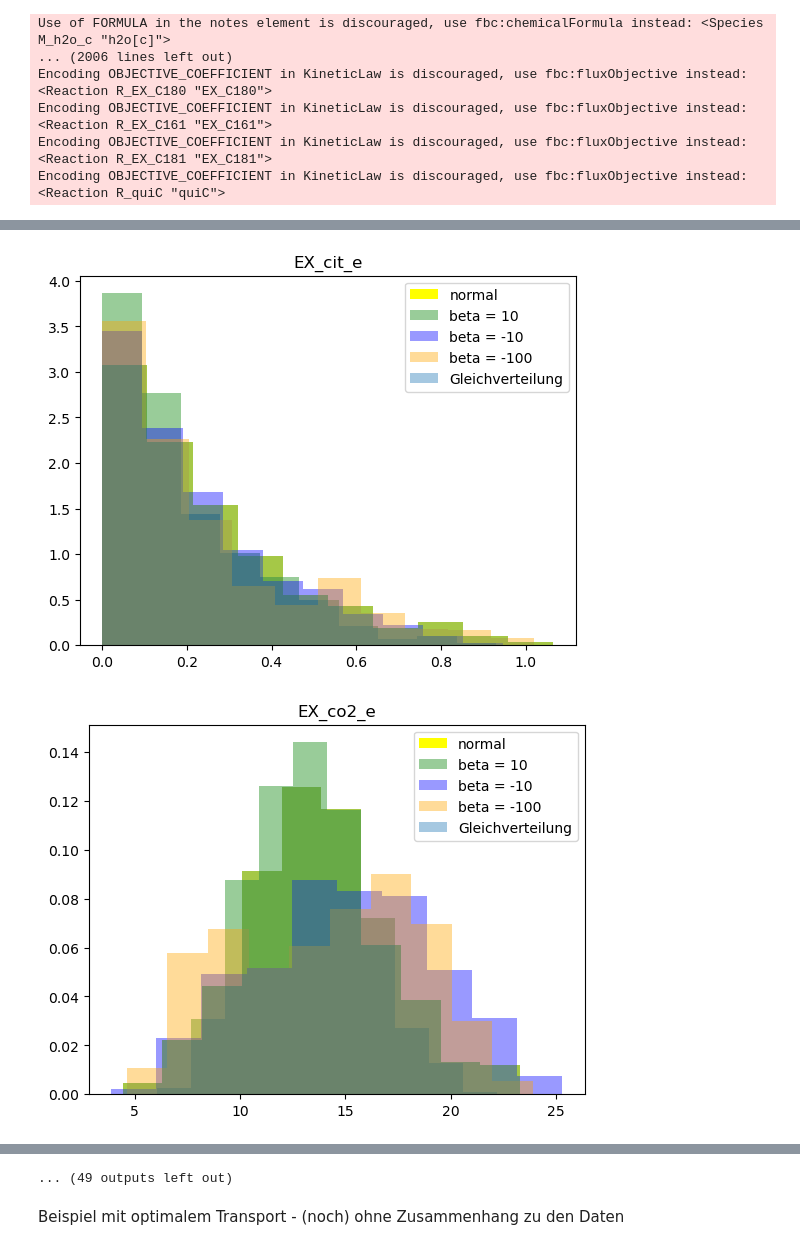
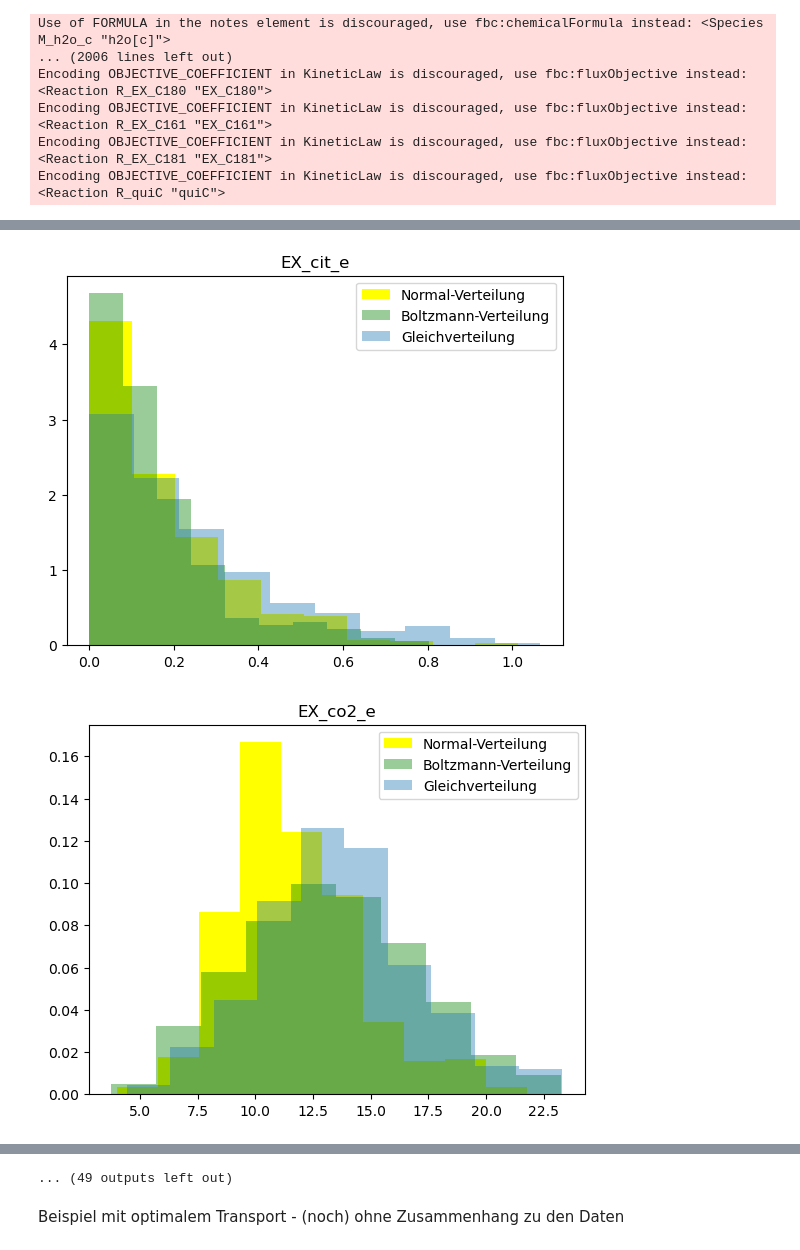
Before and after one commit to JuBiotech/Supplement_to_Heinzel_et_al._MaxEnt_2024, a Jupyter notebook: kompletter_Code.ipynb, the cells around one changed output, grey strips where cells are left out. Saved outputs shown, nothing was run; the diff lists cells and outputs as text; code cells hidden in the pictures.

```diff
--- a/kompletter_Code.ipynb
+++ b/kompletter_Code.ipynb
@@ -328,10 +329,10 @@ problems = {
 # %%
 rhat = {}
 ess = {}
-samples_pyk = {}
-acceptance_rate_pyk = {}
-n_chains = 1
-n_samples = 100
+samples = {}
+acceptance_rate = {}
+n_chains = 4
+n_samples = 10000
 thinning = 10
 
 for p, liste in problems.items():
@@ -341,8 +342,10 @@ for p, liste in problems.items():
     proposal = hopsy.UniformCoordinateHitAndRunProposal(v, starting_point=s)
     mcs = [hopsy.MarkovChain(problem=v, proposal=proposal) for i in range(n_chains)]
     rngs = [hopsy.RandomNumberGenerator(i) for i in range(n_chains)]
-    acceptance_rate_pyk[p], samples_pyk[p] = hopsy.sample(mcs, rngs, n_samples=n_samples, thinning=thinning, n_procs=1)
-    ess[p] = hopsy.ess(samples_pyk[p])
+    acceptance_rate[p], samples[p] = hopsy.sample(mcs, rngs, n_samples=n_samples, thinning=thinning, n_procs=1)
+    ess[p] = hopsy.ess(samples[p])
     print('\tess', np.min(ess[p]))
+    rhat[p] = hopsy.rhat(samples[p])
+    print('\trhat', np.max(rhat[p]))
 # %% [output]
 uniform
@@ -388,10 +461,8 @@ x = [res, res, res2, res3, res4, res5, res6, res7]
 for i in lst_plot:
     ind = raw_polytope.A.columns.tolist().index(i)
     plt.title(i)
-    plt.hist(samples['uniform'][0, :, ind], density = True, color = "yellow", label = "normal")
-    plt.hist(samples['beta=10'][0, :, ind], density = True, color = "green", label = "beta = 10", alpha = 0.4)
-    plt.hist(samples['beta=-10'][0, :, ind], density = True, color = "blue", label = "beta = -10", alpha = 0.4)
-    plt.hist(samples['beta = -100'][0, :, ind], density = True, color = "orange", label = "beta = -100", alpha = 0.4)
+    plt.hist(samples['normal'][0, :, ind], density = True, color = "yellow", label = "Normal-Verteilung")
+    plt.hist(samples['boltzmann'][0, :, ind], density = True, color = "green", label = "Boltzmann-Verteilung", alpha = 0.4)
     plt.hist(samples['uniform'][0, :, ind], density = True, label = "Gleichverteilung", alpha = 0.4)
     plt.legend(loc='upper right')
 
@@ -406,2 +477,2 @@ for i in lst_plot:
-[figure, old version]
+[figure, new version]
-[figure, old version]
+[figure, new version]
```
Also changed, not shown: parts of 11 cells of this notebook.
